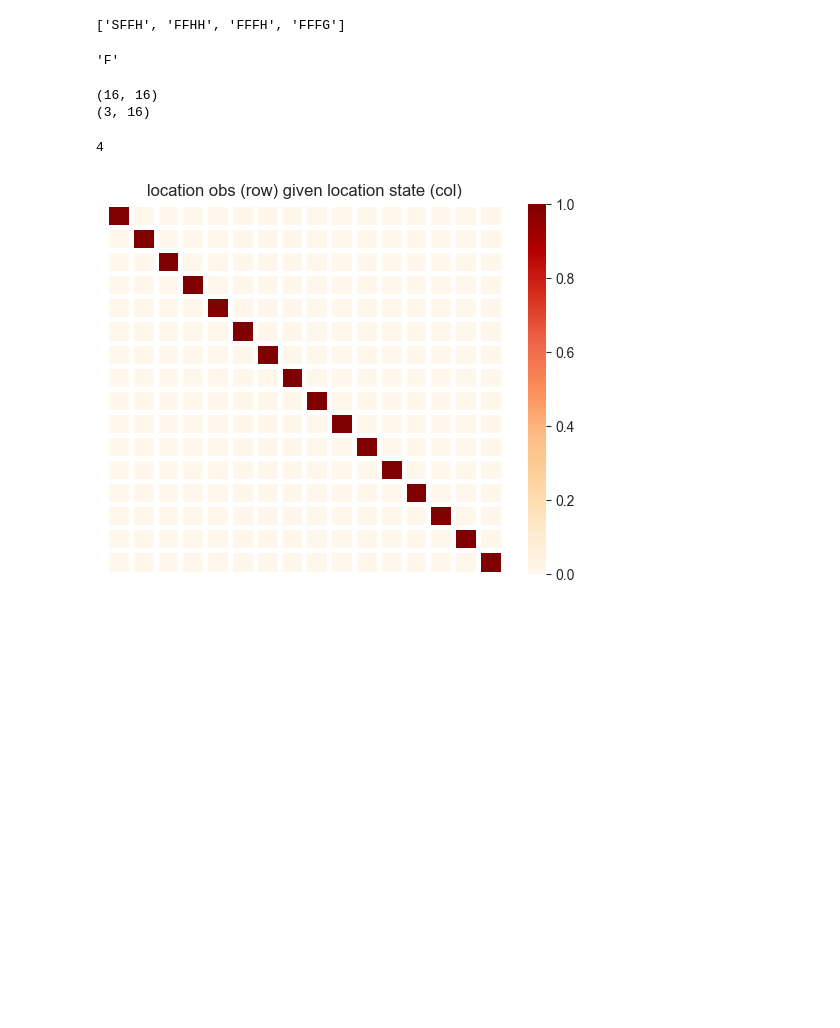
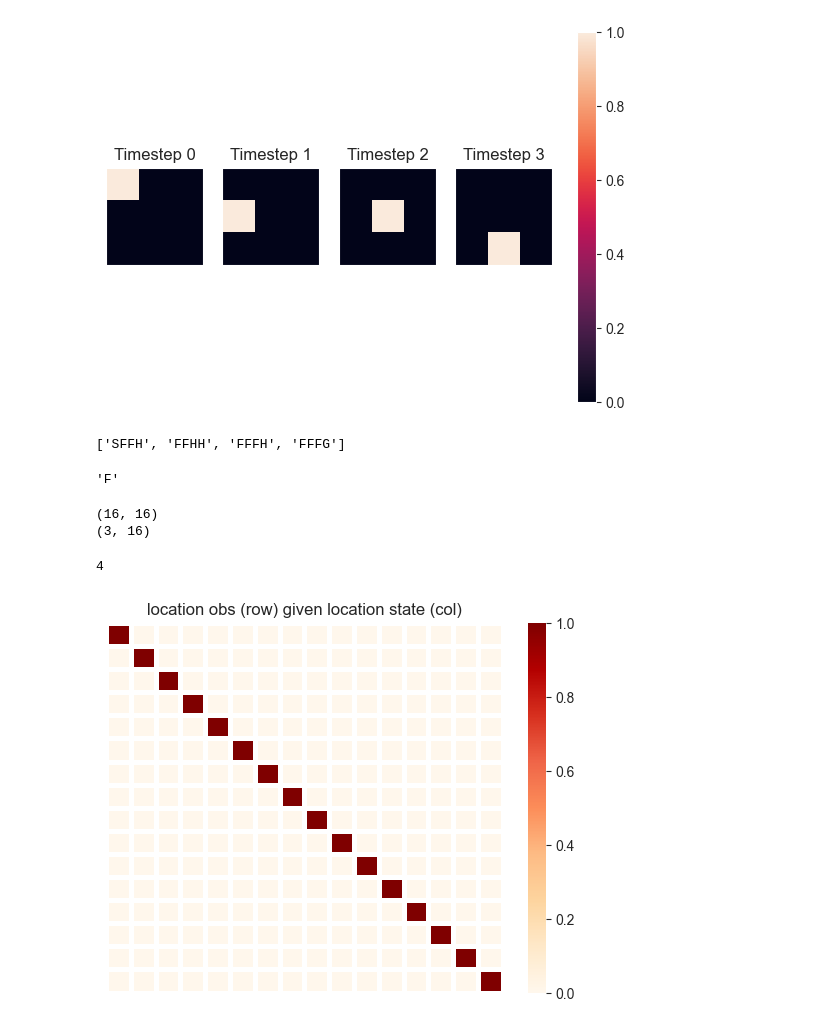
Before and after one commit to Hoosteen0/Frozen_Lake, a Jupyter notebook: test.ipynb, the cells around one changed output. Drawn from its saved outputs; the diff is of its cells as text; code cells hidden in the pictures; blank space fills up the shorter version.

Commit message:
Modified the agent, test notebook, and added a new test notebook to investigate updating the C array.

```diff
--- a/test.ipynb
+++ b/test.ipynb
@@ -6,3 +7,25 @@ from gymnasium.envs.toy_text.frozen_lake import generate_random_map
+# %%
+qs_hist = [np.array([np.array([1.e+00, 1.e-16, 1.e-16, 1.e-16, 1.e-16, 1.e-16, 1.e-16, 1.e-16, 1.e-16])]),
+            np.array([np.array([1.e-16, 1.e-16, 1.e-16, 1.e+00, 2.e-16, 2.e-16, 3.e-16, 3.e-16, 3.e-16])]),
+            np.array([np.array([1.e-16, 2.e-16, 3.e-16, 1.e-16, 1.e+00, 5.e-16, 1.e-16, 4.e-16, 7.e-16])]),
+            np.array([np.array([1.0e-16, 1.0e-16, 1.0e-16, 2.0e-16, 3.0e-16, 4.0e-16, 3.0e-16, 1.0e+00, 1.3e-15])])] # Shape: (4, 9)
+# %%
+num_timesteps = len(qs_hist)
+num_timesteps
+
+fig, axes = plt.subplots(1, num_timesteps, sharey=True)
+cax = None
+for t in range(num_timesteps):
+    state_grid = qs_hist[t][0].reshape((3, 3))
+    ax = axes[t]
+    cax = ax.imshow(state_grid, vmin=0, vmax=1)
+    ax.set_title(f'Timestep {t}')
+    ax.set_xticks([])  # Remove x ticks
+    ax.set_yticks([])  # Remove y ticks
+fig.colorbar(cax, ax=axes, orientation='vertical', fraction=0.05)
+plt.show()
+# %% [output]
+[figure, added]
 # %%
 env_map = generate_random_map(size=4)
 print(env_map)
```
Also changed, not shown: parts of 1 cell of this notebook, 2 other files.
